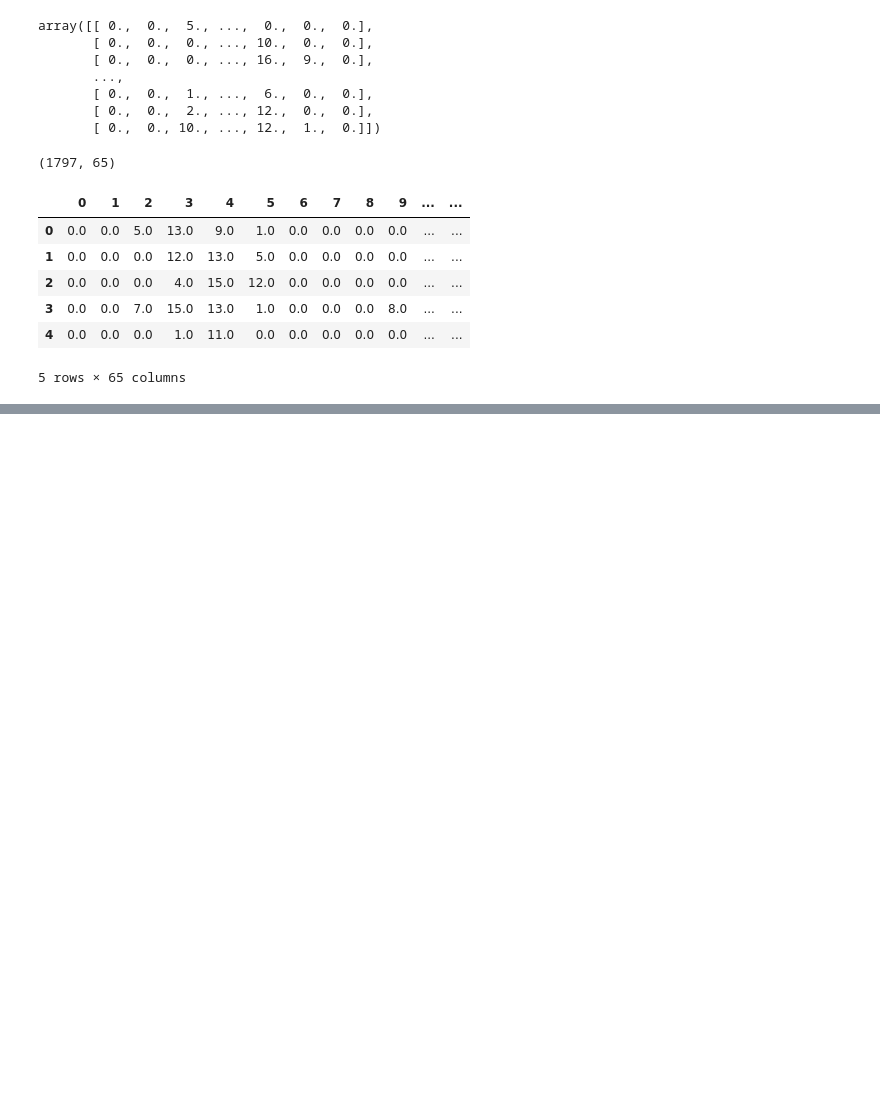
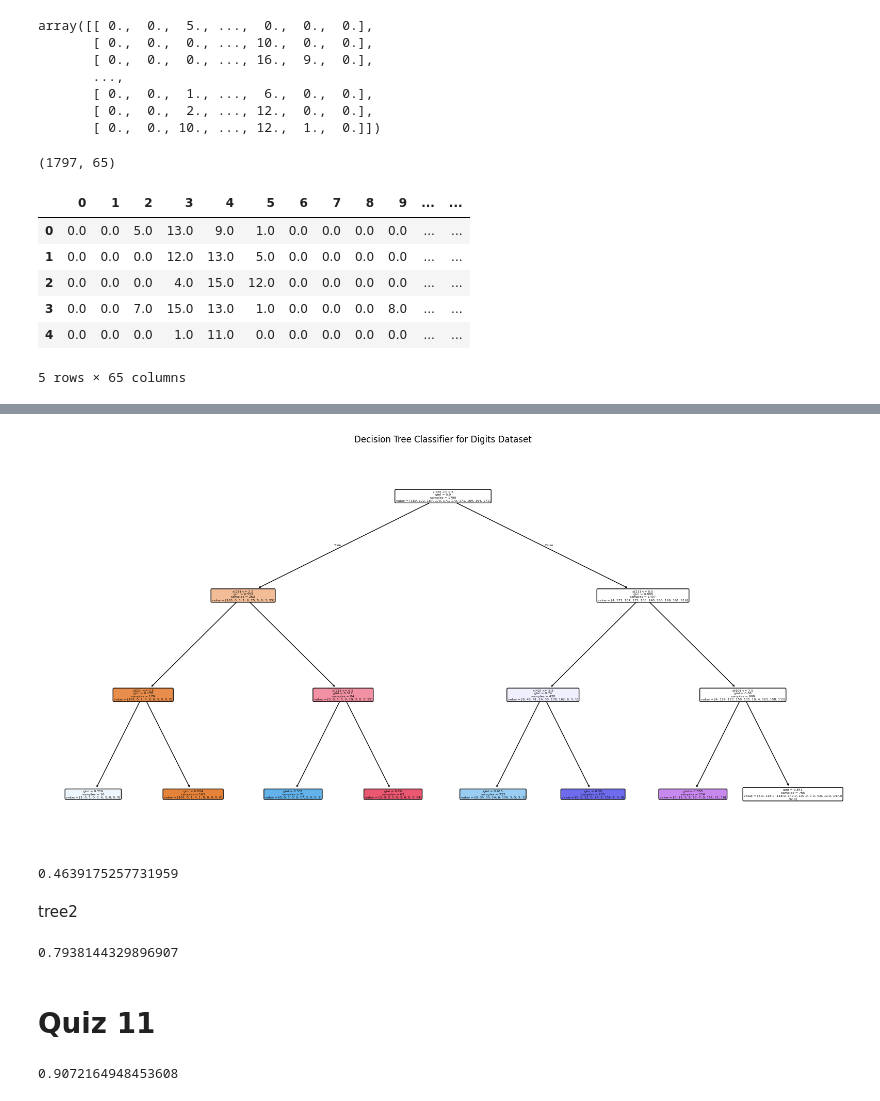
Before and after one commit to MeeGyo/BSC_DPDM2025, a Jupyter notebook: Ch5_Classification.ipynb, the cells around one changed output, grey strips where cells are left out. Drawn from its saved outputs; the diff is of its cells as text; code cells hidden in the pictures; blank space fills up the shorter version.

Commit message:
Quiz 11

```diff
--- a/Ch5_Classification.ipynb
+++ b/Ch5_Classification.ipynb
@@ -60,0 +140,42 @@ df.head()
+# %%
+plt.figure(figsize=(20,10))
+plot_tree(tree1, filled=True, rounded=True)
+plt.title("Decision Tree Classifier for Digits Dataset")
+plt.show()
+# %% [output]
+[figure, added]
+# %%
+# Evaluate
+y_predict1 =tree1.predict(X_test)
+accuracy1 = accuracy_score(y_test, y_predict1)
+accuracy1
+# %% [output]
+0.4639175257731959
+# %% [markdown]
+tree2
+# %%
+from sklearn.tree import DecisionTreeClassifier #import
+tree2 = DecisionTreeClassifier(random_state=6, max_depth=7) #define
+tree2.fit(X_train,y_train) #train
+y_predict2 =tree2.predict(X_test)
+accuracy2 = accuracy_score(y_test, y_predict2)
+accuracy2
+# %% [output]
+0.7938144329896907
+# %% [markdown]
+# Quiz 11
+# %%
+from sklearn.tree import DecisionTreeClassifier
+tree3 = DecisionTreeClassifier(
+    random_state=6,
+    max_depth=None,
+    min_samples_split=2,
+    min_samples_leaf=1,
+    criterion='entropy'
+)
+tree3.fit(X_train,y_train)
+y_predict3 =tree3.predict(X_test)
+accuracy3 = accuracy_score(y_test, y_predict3)
+accuracy3
+# %% [output]
+0.9072164948453608
```
Also changed, not shown: parts of 18 cells of this notebook.
